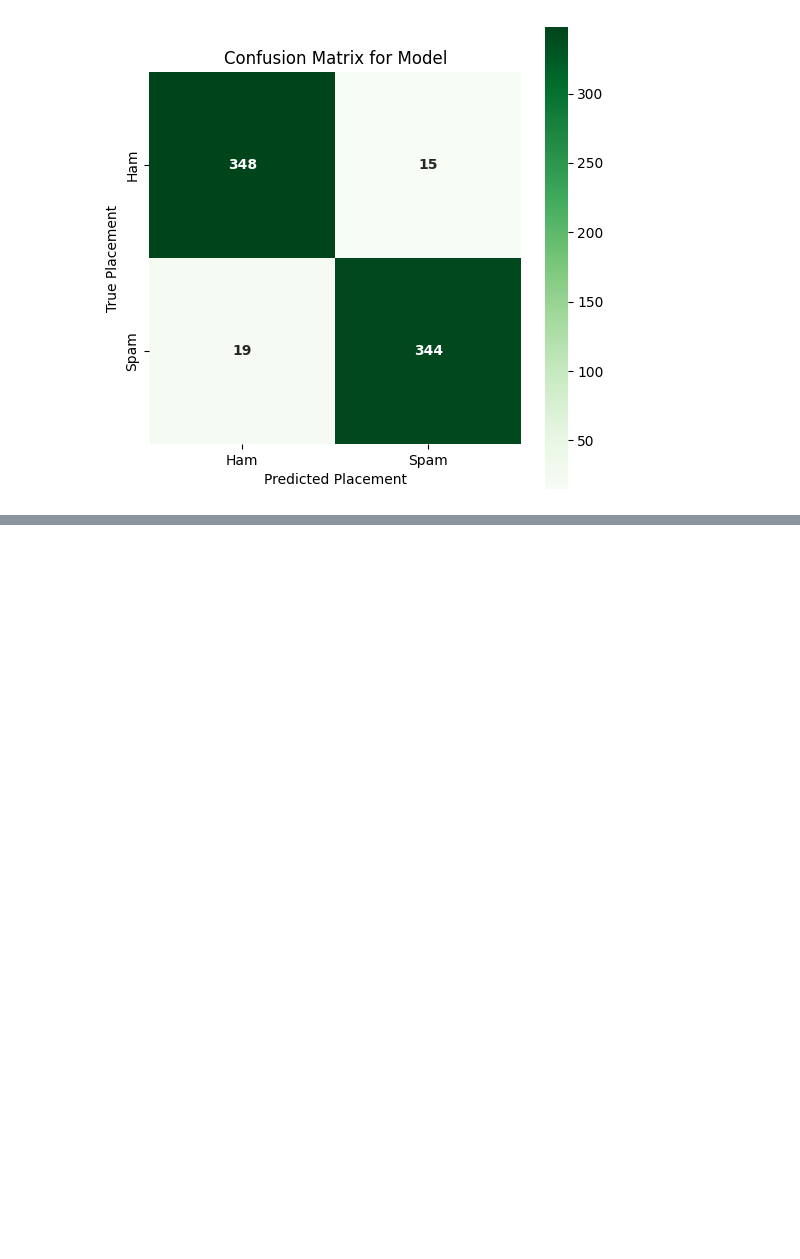
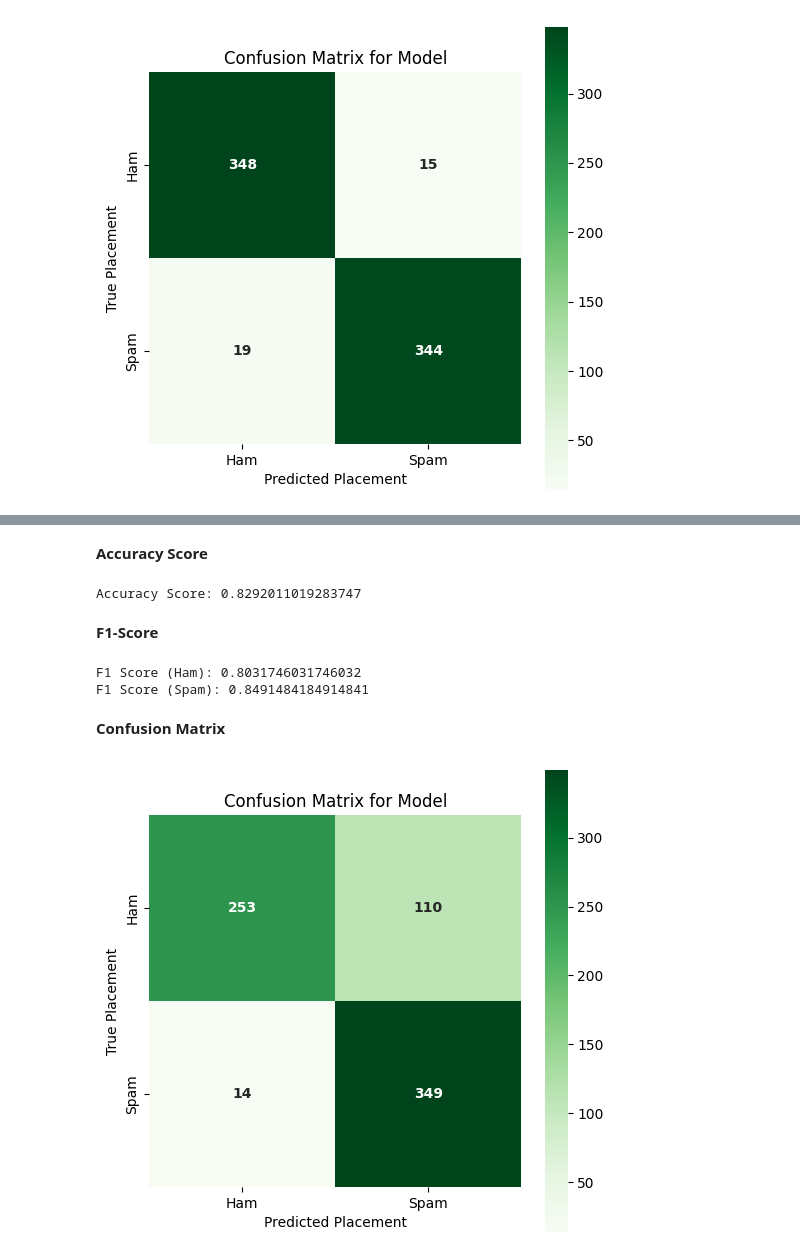
Before and after one commit to Chungj2000/Data-Analysis, a Jupyter notebook: Kaggle/Spambase/Workbook.ipynb, the cells around one changed output, grey strips where cells are left out. Cells and saved outputs as stored; diff of their text form; code cells hidden in the pictures; blank space fills up the shorter version.

```diff
--- a/Kaggle/Spambase/Workbook.ipynb
+++ b/Kaggle/Spambase/Workbook.ipynb
@@ -919,0 +947,3 @@ eval_utils.Evaluate_Confusion(y_Test, ranFor_Predict, isSpam_labels)
+# %%
+model_Gaussian_NB = GaussianNB()
+model_Gaussian_NB = model_Gaussian_NB.fit(x_Train, y_Train)
@@ -919,0 +966,21 @@ eval_utils.Evaluate_Confusion(y_Test, ranFor_Predict, isSpam_labels)
+# %%
+NB_Predict = model_Gaussian_NB.predict(x_Test)
+# %% [markdown]
+**Accuracy Score**
+# %%
+eval_utils.Evaluate_Accuracy_Score(y_Test, NB_Predict)
+# %% [output]
+Accuracy Score: 0.8292011019283747
+# %% [markdown]
+**F1-Score**
+# %%
+eval_utils.Evaluate_F1_Score(y_Test, NB_Predict, isSpam_labels)
+# %% [output]
+F1 Score (Ham): 0.8031746031746032
+F1 Score (Spam): 0.8491484184914841
+# %% [markdown]
+**Confusion Matrix**
+# %%
+eval_utils.Evaluate_Confusion(y_Test, NB_Predict, isSpam_labels)
+# %% [output]
+[figure, added]
```
Also changed, not shown: parts of 8 cells of this notebook.
